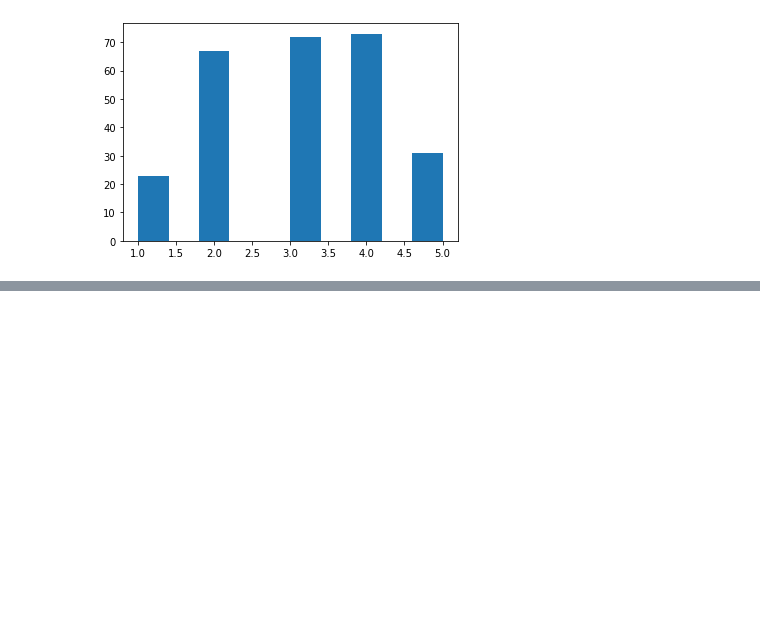
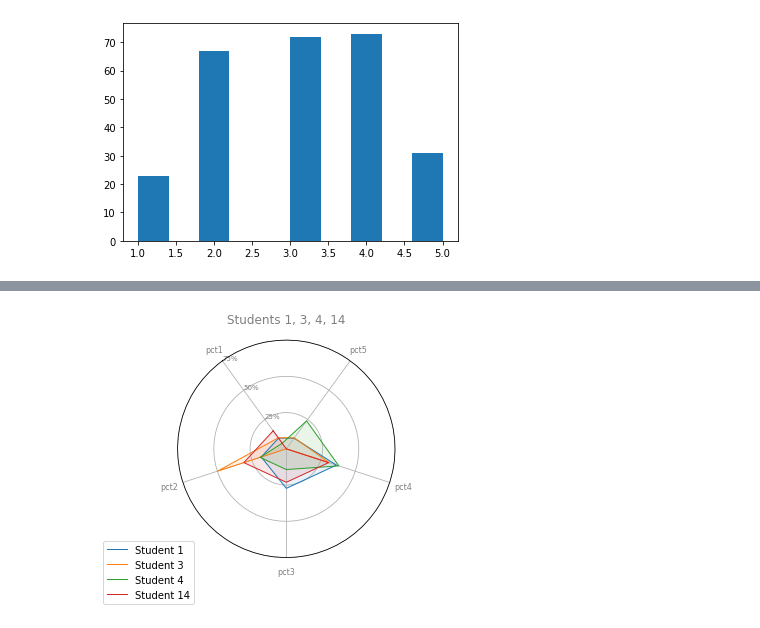
Before and after one commit to trevor-moss/Esplanade-Dataset-Analysis, a Jupyter notebook: analysis.ipynb, the cells around one changed output, grey strips where cells are left out. Saved outputs shown, nothing was run; the diff lists cells and outputs as text; code cells hidden in the pictures; blank space fills up the shorter version.

```diff
--- a/analysis.ipynb
+++ b/analysis.ipynb
@@ -49,0 +368,14 @@ import numpy as np
+# %%
+deltas = pd.DataFrame(columns=['studentNum', 'differenceInMean', 'observationCount'])
+
+print('Absolute value of deltas')
+for ind, val in enumerate(comp_list):
+
+    studentNumber = studentKey["studentNum"][ind]
+    absDifference = str(round(abs(val[0] - val[1]), 2)) #Another no style sheet workaround
+    numObsv = list(observationsCount.loc[observationsCount.index == studentNumber]['ObservationNum'])[0]
+
+    final = [str(studentNumber), absDifference, numObsv]
+    deltas.loc[len(deltas)] = final
+
+deltas.sort_values('differenceInMean', ascending= False).style.hide_index()
@@ -87,5 +445,0 @@ print(studentKey)
-# %%
-print("Trevor's coded results")
-print('style - student# - coded mean')
-for ind, val in enumerate(trevorCoded.groupby('StudentNum')['obsCoded'].mean()):
-    print(f'{studentKey["thinkType"][ind]:>6} - {studentKey["studentNum"][ind]} - {round(val, 2)}')
@@ -112,5 +445,0 @@ Detail - 14 - 2.69
-# %%
-print("Sam's coded results")
-print('style - student# - coded mean')
-for ind, val in enumerate(samCoded.groupby('StudentNum')['obsCoded'].mean()):
-    print(f'{studentKey["thinkType"][ind]:>6} - {studentKey["studentNum"][ind]} - {round(val, 2)}')
@@ -137,15 +445,0 @@ Detail - 14 - 3.85
-# %%
-comp_list = []
-deltas = []
-
-for ind, val in enumerate(trevorCoded.groupby('StudentNum')['obsCoded'].mean()):
-    comp_list.append([val,'_'])
-for ind, val in enumerate(samCoded.groupby('StudentNum')['obsCoded'].mean()):
-    comp_list[ind][1] = val
-
-print('diff T & S, avg 0.83')
-print('student# - delta')
-for ind, val in enumerate(comp_list):
-    delta = round(abs(val[0] - val[1]), 2)
-    print(f'{studentKey["studentNum"][ind]:>2} - {delta}')
-    deltas.append(delta)
@@ -175,0 +609,4 @@ print(round(sum(deltas)/len(deltas), 2))
+# %%
+radarPlot75Mult([0, 2, 3, 12], show= True)
+# %% [output]
+[figure, added]
```
Also changed, not shown: parts of 47 cells of this notebook, 26 other files.
